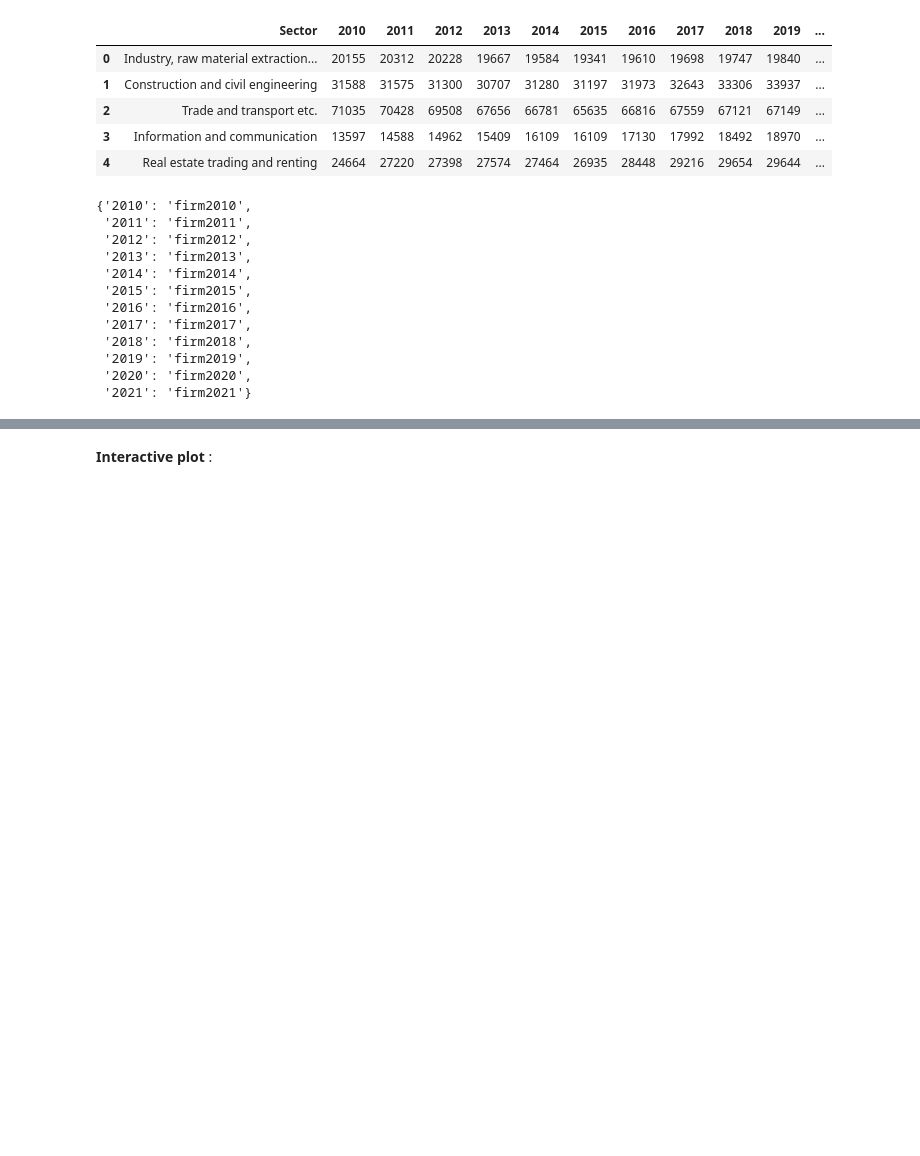
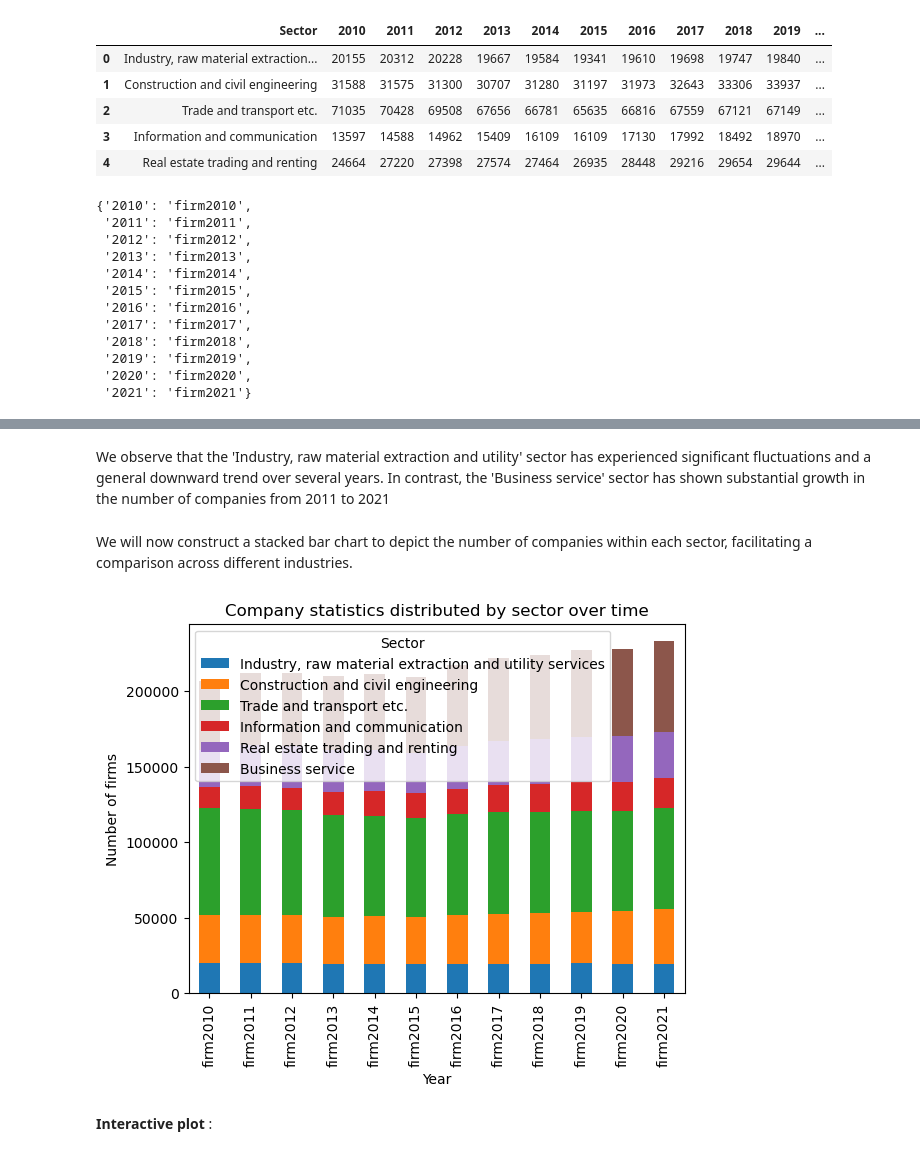
Before and after one commit to NumEconCopenhagen/projects-2024-emil-celine-og-julie, a Jupyter notebook: dataproject/dataproject.ipynb, the cells around one changed output, grey strips where cells are left out. Saved outputs shown, nothing was run; the diff lists cells and outputs as text; code cells hidden in the pictures; blank space fills up the shorter version.

```diff
--- a/dataproject/dataproject.ipynb
+++ b/dataproject/dataproject.ipynb
@@ -147,3 +195,17 @@ In order to be able to **explore the raw data**, you may provide **static** and
+# %% [markdown]
+We observe that the 'Industry, raw material extraction and utility' sector has experienced significant fluctuations and a general downward trend over several years. In contrast, the 'Business service' sector has shown substantial growth in the number of companies from 2011 to 2021
+# %% [markdown]
+We will now construct a stacked bar chart to depict the number of companies within each sector, facilitating a comparison across different industries.
+# %%
+firm.set_index('Sector', inplace=True)
+firm.T.plot(kind='bar', stacked=True)
+plt.title("Company statistics distributed by sector over time")
+plt.xlabel('Year')
+plt.ylabel('Number of firms')
+plt.legend(title='Sector')
+plt.show()
+# %% [output]
+[figure, added]
 # %% [markdown]
 **Interactive plot** :
 # %%
```
Also changed, not shown: parts of 10 cells of this notebook.
